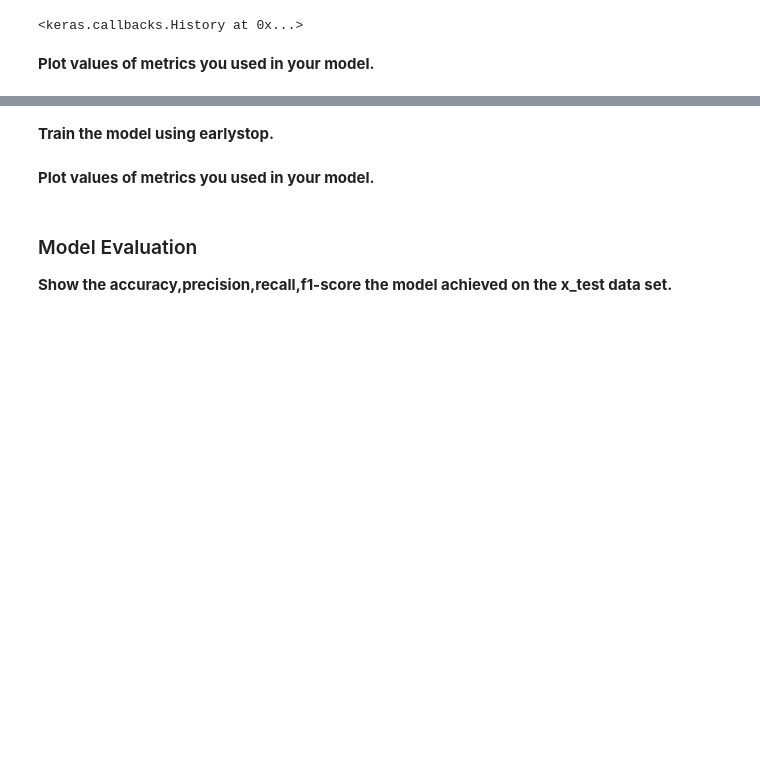
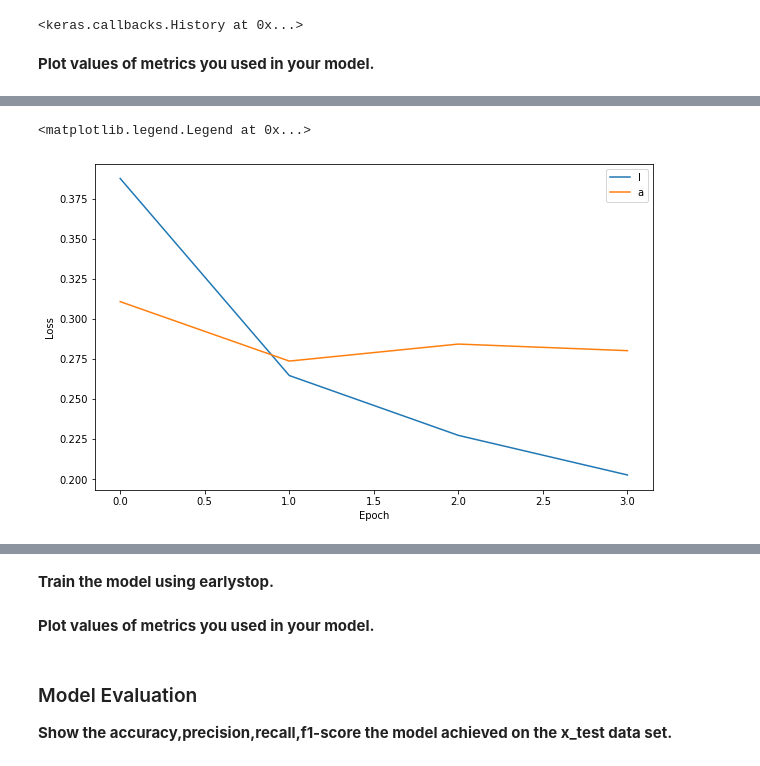
Before and after one commit to yasir5008/DS_-_ITF_Just_Working_Directory, a Jupyter notebook: DL/assingment/Assignment-2 (CNN Image Classification)_Student (1).ipynb, the cells around one changed output, grey strips where cells are left out. Cells and saved outputs as stored; diff of their text form; code cells hidden in the pictures; blank space fills up the shorter version.

```diff
--- a/DL/assingment/Assignment-2 (CNN Image Classification)_Student (1).ipynb
+++ b/DL/assingment/Assignment-2 (CNN Image Classification)_Student (1).ipynb
@@ -271,0 +266,3 @@ Epoch 6/10
+# %%
+summary = pd.DataFrame(model.history.history)
+summary.head()
@@ -271,0 +275,10 @@ Epoch 6/10
+# %%
+plt.figure(figsize=(10,6))
+plt.plot(summary.loss)
+plt.plot(summary.val_loss)
+plt.ylabel("Loss")
+plt.xlabel("Epoch")
+plt.legend('labels')
+# %% [output]
+<matplotlib.legend.Legend at 0x...>
+[figure, added]
```
Also changed, not shown: parts of 25 cells of this notebook, 1 other file.
